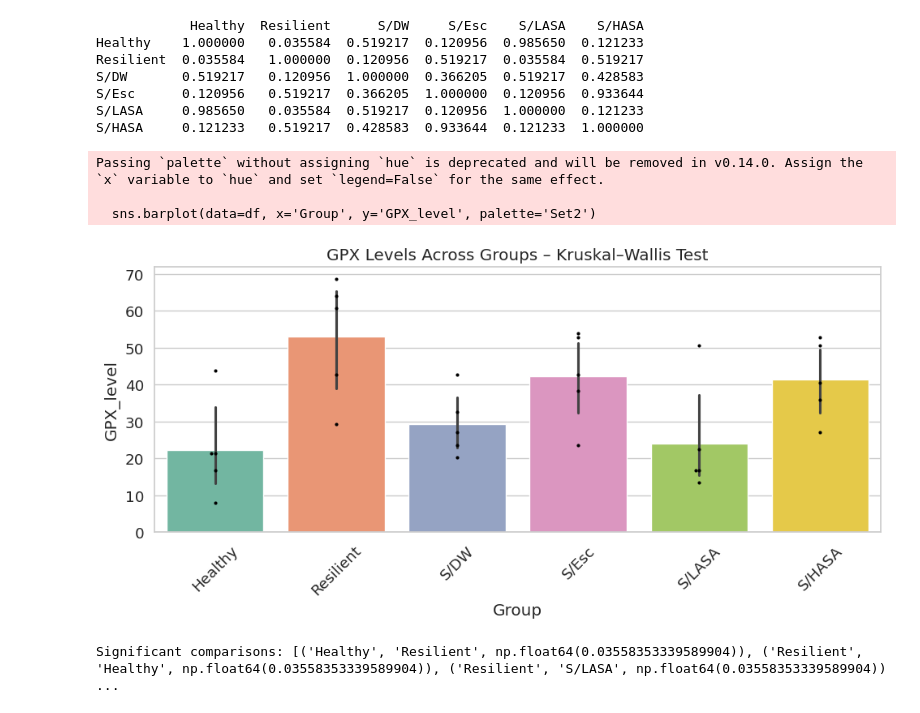
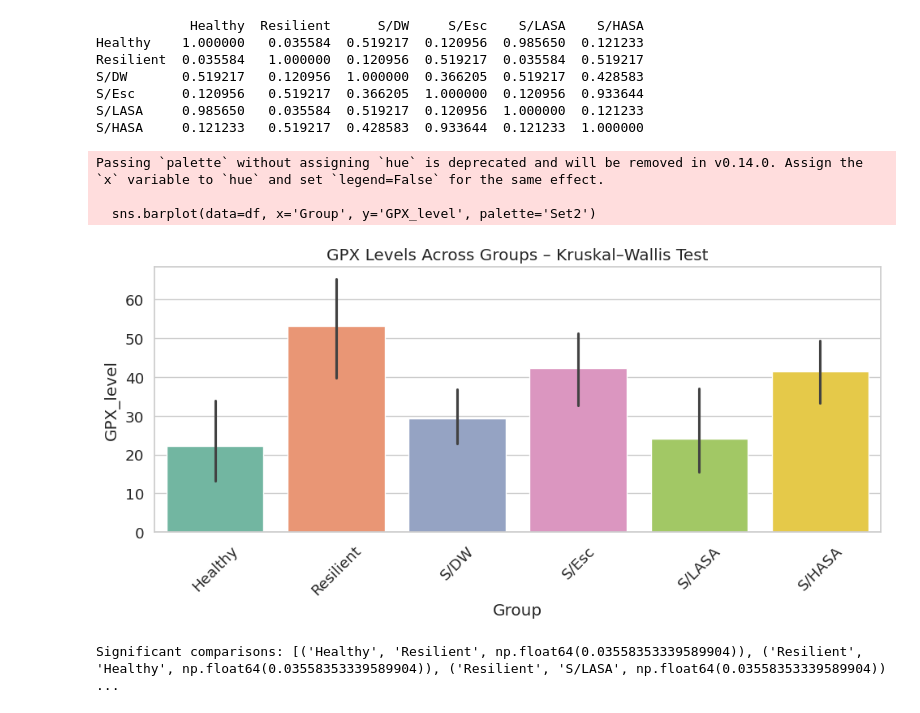
Before and after one commit to J-oyin/Dr.-Jimoh-Analysis, a Jupyter notebook: GPx.ipynb, the cells around one changed output. Drawn from its saved outputs; the diff is of its cells as text; code cells hidden in the pictures.

```diff
--- a/GPx.ipynb
+++ b/GPx.ipynb
@@ -108,20 +108,20 @@ S/HASA     0.121233   0.519217  0.428583  0.933644  0.121233  1.000000
 # %%
 import seaborn as sns
 import matplotlib.pyplot as plt
 
 plt.figure(figsize=(10,5))
 sns.barplot(data=df, x='Group', y='GPX_level', palette='Set2')
-sns.swarmplot(data=df, x='Group', y='GPX_level', color='black', size=3)
+#sns.swarmplot(data=df, x='Group', y='GPX_level', color='black', size=3)
 
 plt.title("GPX Levels Across Groups – Kruskal–Wallis Test")
 plt.xticks(rotation=45)
 plt.tight_layout()
 plt.show()
 # %% [output]
 Passing `palette` without assigning `hue` is deprecated and will be removed in v0.14.0. Assign the `x` variable to `hue` and set `legend=False` for the same effect.
 
   sns.barplot(data=df, x='Group', y='GPX_level', palette='Set2')
-[figure, old version]
+[figure, new version]
 # %%
 import seaborn as sns
 import matplotlib.pyplot as plt
```
